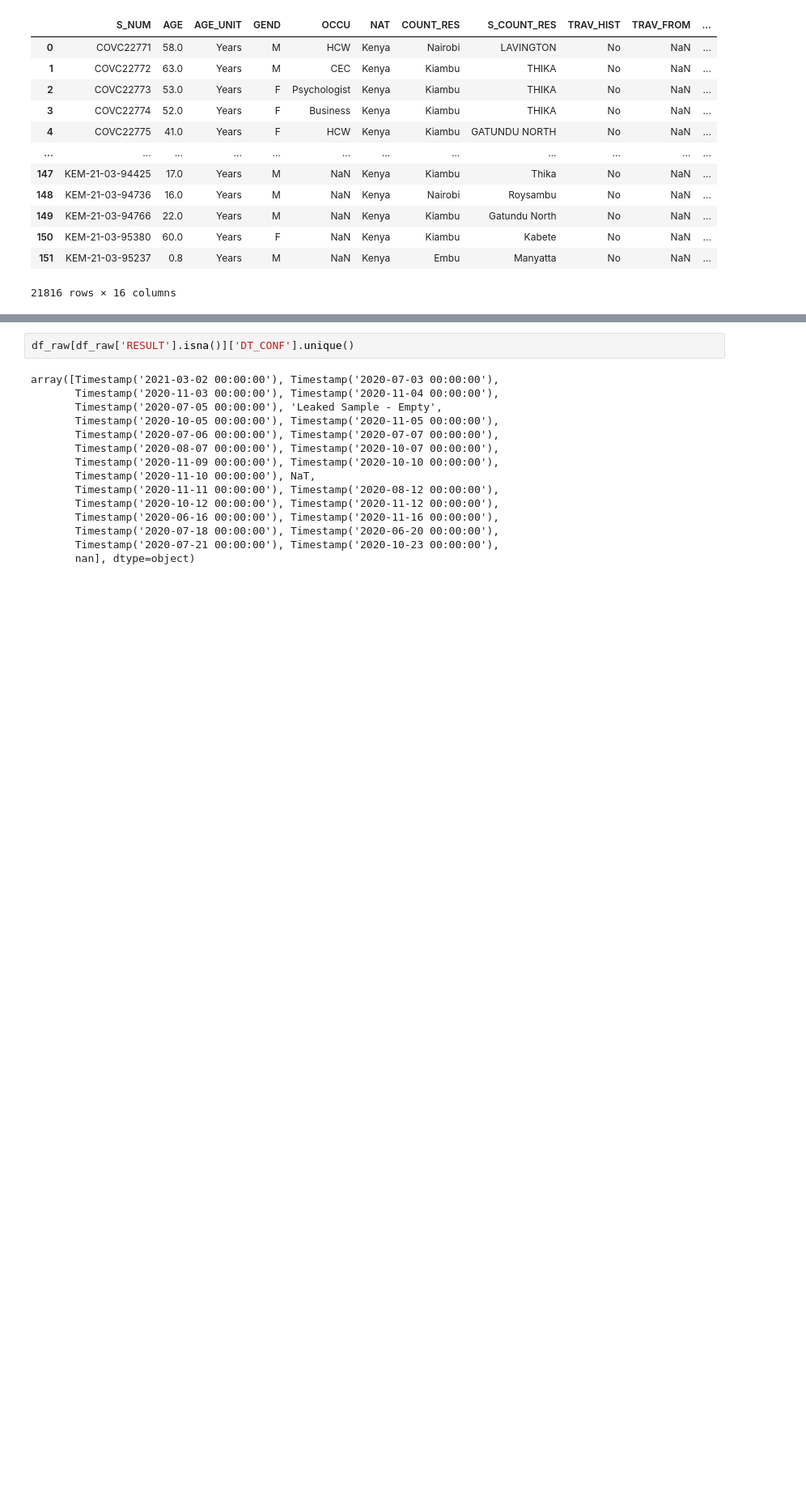
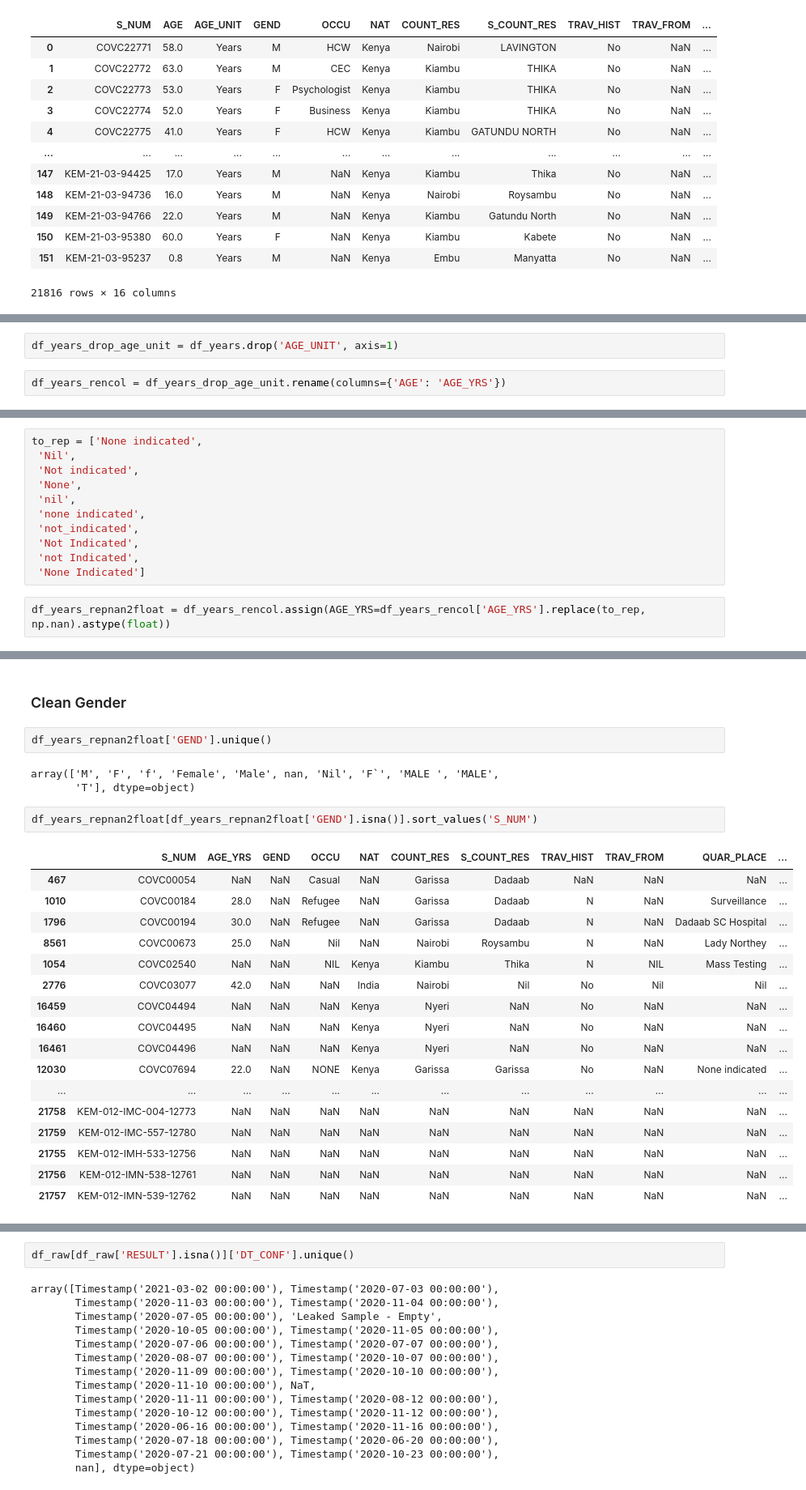
Before and after one commit to ousodaniel/SARS-CoV-2-Data-Workflows, a Jupyter notebook: metadata-cleaning.ipynb, the cells around one changed output, grey strips where cells are left out. Shown: that part at 81% size. Saved outputs shown, nothing was run; the diff lists cells and outputs as text; blank space fills up the shorter version.

```diff
--- a/metadata-cleaning.ipynb
+++ b/metadata-cleaning.ipynb
@@ -302,0 +428,4 @@ df_raw.head()
+# %%
+df_years_drop_age_unit = df_years.drop('AGE_UNIT', axis=1)
+# %%
+df_years_rencol = df_years_drop_age_unit.rename(columns={'AGE': 'AGE_YRS'})
@@ -302,0 +476,13 @@ df_raw.head()
+# %%
+to_rep = ['None indicated',
+ 'Nil',
+ 'Not indicated',
+ 'None',
+ 'nil',
+ 'none indicated',
+ 'not_indicated',
+ 'Not Indicated',
+ 'not Indicated',
+ 'None Indicated']
+# %%
+df_years_repnan2float = df_years_rencol.assign(AGE_YRS=df_years_rencol['AGE_YRS'].replace(to_rep, np.nan).astype(float))
@@ -302,0 +505,27 @@ df_raw.head()
+# %% [markdown]
+### Clean Gender
+# %%
+df_years_repnan2float['GEND'].unique()
+# %% [output]
+array(['M', 'F', 'f', 'Female', 'Male', nan, 'Nil', 'F`', 'MALE ', 'MALE',
+       'T'], dtype=object)
+# %%
+df_years_repnan2float[df_years_repnan2float['GEND'].isna()].sort_values('S_NUM')
+# %% [output]
+|  | S_NUM | AGE_YRS | GEND | OCCU | NAT | COUNT_RES | S_COUNT_RES | TRAV_HIST | TRAV_FROM | QUAR_PLACE | ... |
+| 467 | COVC00054 | NaN | NaN | Casual | NaN | Garissa | Dadaab | NaN | NaN | NaN | ... |
+| 1010 | COVC00184 | 28.0 | NaN | Refugee | NaN | Garissa | Dadaab | N | NaN | Surveillance | ... |
+| 1796 | COVC00194 | 30.0 | NaN | Refugee | NaN | Garissa | Dadaab | N | NaN | Dadaab SC Hospital | ... |
+| 8561 | COVC00673 | 25.0 | NaN | Nil | NaN | Nairobi | Roysambu | N | NaN | Lady Northey | ... |
+| 1054 | COVC02540 | NaN | NaN | NIL | Kenya | Kiambu | Thika | N | NIL | Mass Testing | ... |
+| 2776 | COVC03077 | 42.0 | NaN | NaN | India | Nairobi | Nil | No | Nil | Nil | ... |
+| 16459 | COVC04494 | NaN | NaN | NaN | Kenya | Nyeri | NaN | No | NaN | NaN | ... |
+| 16460 | COVC04495 | NaN | NaN | NaN | Kenya | Nyeri | NaN | No | NaN | NaN | ... |
+| 16461 | COVC04496 | NaN | NaN | NaN | Kenya | Nyeri | NaN | No | NaN | NaN | ... |
+| 12030 | COVC07694 | 22.0 | NaN | NONE | Kenya | Garissa | Garissa | No | NaN | None indicated | ... |
+| ... | ... | ... | ... | ... | ... | ... | ... | ... | ... | ... | ... |
+| 21758 | KEM-012-IMC-004-12773 | NaN | NaN | NaN | NaN | NaN | NaN | NaN | NaN | NaN | ... |
+| 21759 | KEM-012-IMC-557-12780 | NaN | NaN | NaN | NaN | NaN | NaN | NaN | NaN | NaN | ... |
+| 21755 | KEM-012-IMH-533-12756 | NaN | NaN | NaN | NaN | NaN | NaN | NaN | NaN | NaN | ... |
+| 21756 | KEM-012-IMN-538-12761 | NaN | NaN | NaN | NaN | NaN | NaN | NaN | NaN | NaN | ... |
+| 21757 | KEM-012-IMN-539-12762 | NaN | NaN | NaN | NaN | NaN | NaN | NaN | NaN | NaN | ... |
```
Also changed, not shown: parts of 50 cells of this notebook.
